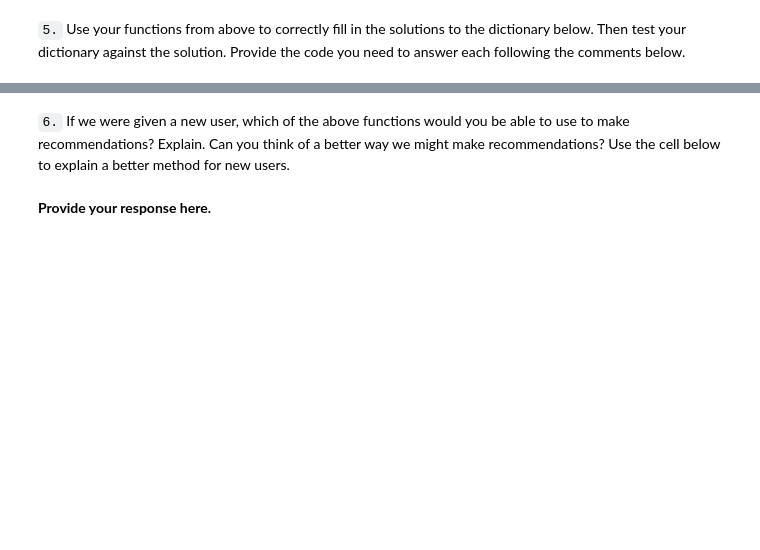
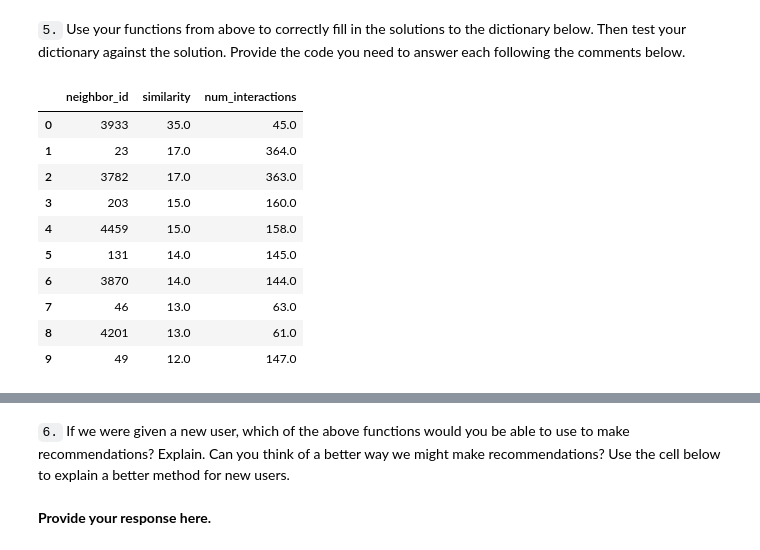
Before and after one commit to xKURTx/Recommendations-with-IBM, a Jupyter notebook: Recommendations_with_IBM.ipynb, the cells around one changed output, grey strips where cells are left out. Cells and saved outputs as stored; diff of their text form; code cells hidden in the pictures; blank space fills up the shorter version.

```diff
--- a/Recommendations_with_IBM.ipynb
+++ b/Recommendations_with_IBM.ipynb
@@ -564,3 +424,0 @@ Name: title, dtype: object]
-# %%
-an = get_article_names(['1024.0', '1176.0', '1305.0', '1314.0', '1422.0', '1427.0'])
-an
@@ -640,7 +481,20 @@ def get_top_sorted_users(user_id, df=df, user_item=user_item):
                     highest of each is higher in the dataframe
 
     '''
-    # Your code here
+    # create neighbors_df dataframe
+    neighbors_df = pd.DataFrame(columns=['neighbor_id', 'similarity', 'num_interactions'])
+    # match the neighbor_id to the user_item index
+    neighbors_df['neighbor_id'] = user_item.index-1
+    # find the similarity of each user to the provided user_id using the existing dot_prod matrix
+    neighbors_df['similarity'] = dot_prod[user_id]
+    # find the number of interactions for each user
+    neighbors_df['num_interactions'] = df.user_id.value_counts()
+    # sort by similarity and then by number of interactions
+    neighbors_df = neighbors_df.sort_values(by=['similarity', 'num_interactions'], ascending = False)
+    # drop the provided user
+    neighbors_df = neighbors_df.drop(index=user_id)
+    # reset the index
+    neighbors_df = neighbors_df.reset_index(drop = True)
 
     return neighbors_df # Return the dataframe specified in the doc_string
 
@@ -669,6 +523,20 @@ def user_user_recs_part2(user_id, m=10):
 
     '''
     # Your code here
+    recs = np.array([])
+    user_articles_seen_id, user_articles_seen_name = get_user_articles(user_id)
+    most_similar_users = get_top_sorted_users(user_id).neighbor_id.tolist()
+
+    for similar_user_id in most_similar_users:
+        similar_user_articles_seen_id, similar_user_articles_seen_name = get_user_articles(similar_user_id)
+        new_recs = np.setdiff1d(similar_user_articles_seen_id, user_articles_seen_id, assume_unique=True)
+        recs = np.unique(np.concatenate([new_recs, recs], axis = 0))
+
+        # If we have enough recommendations exit the loop
+        if len(recs) > m-1:
+            break
+
+    rec_names = get_article_names(recs)
 
     return recs, rec_names
 # %%
@@ -682,2 +564,17 @@ print(rec_names)
 # %% [markdown]
 `5.` Use your functions from above to correctly fill in the solutions to the dictionary below.  Then test your dictionary against the solution.  Provide the code you need to answer each following the comments below.
+# %%
+# Find the user that is most similar to user 1
+get_top_sorted_users(1)[:10]
+# %% [output]
+|  | neighbor_id | similarity | num_interactions |
+| 0 | 3933 | 35.0 | 45.0 |
+| 1 | 23 | 17.0 | 364.0 |
+| 2 | 3782 | 17.0 | 363.0 |
+| 3 | 203 | 15.0 | 160.0 |
+| 4 | 4459 | 15.0 | 158.0 |
+| 5 | 131 | 14.0 | 145.0 |
+| 6 | 3870 | 14.0 | 144.0 |
+| 7 | 46 | 13.0 | 63.0 |
+| 8 | 4201 | 13.0 | 61.0 |
+| 9 | 49 | 12.0 | 147.0 |
```
Also changed, not shown: parts of 44 cells of this notebook.
